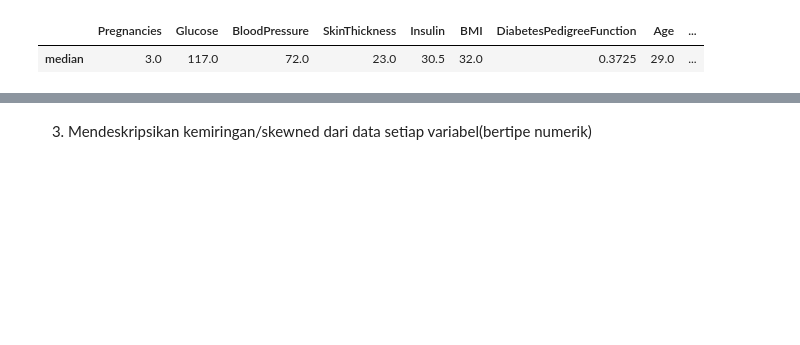
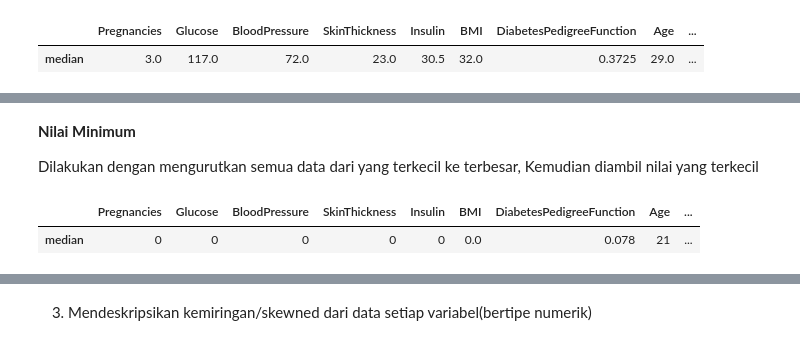
Before and after one commit to Amelia039/datamining, a Jupyter notebook: _sources/notebooks.ipynb, the cells around one changed output, grey strips where cells are left out. Drawn from its saved outputs; the diff is of its cells as text; code cells hidden in the pictures; blank space fills up the shorter version.

```diff
--- a/_sources/notebooks.ipynb
+++ b/_sources/notebooks.ipynb
@@ -130,0 +222,18 @@ df
+# %% [markdown]
+**Nilai Minimum**
+
+Dilakukan dengan mengurutkan semua data dari yang terkecil ke terbesar,
+Kemudian diambil nilai yang terkecil
+# %%
+min = {'Pregnancies':np.min(c['Pregnancies']),
+		'Glucose': np.min(c['Glucose']),'BloodPressure':np.min(c['BloodPressure']),
+    'SkinThickness':np.min(c['SkinThickness']),'Insulin':np.min(c['Insulin']),
+    'BMI':np.min(c['BMI']),'DiabetesPedigreeFunction':np.min(c['DiabetesPedigreeFunction']),
+    'Age':np.min(c['Age']),'Outcome':np.min(c['Outcome'])
+    }
+
+df = pd.DataFrame(min, index=['min'])
+df
+# %% [output]
+|  | Pregnancies | Glucose | BloodPressure | SkinThickness | Insulin | BMI | DiabetesPedigreeFunction | Age | ... |
+| median | 0 | 0 | 0 | 0 | 0 | 0.0 | 0.078 | 21 | ... |
```
Also changed, not shown: parts of 33 cells of this notebook, 14 other files.
